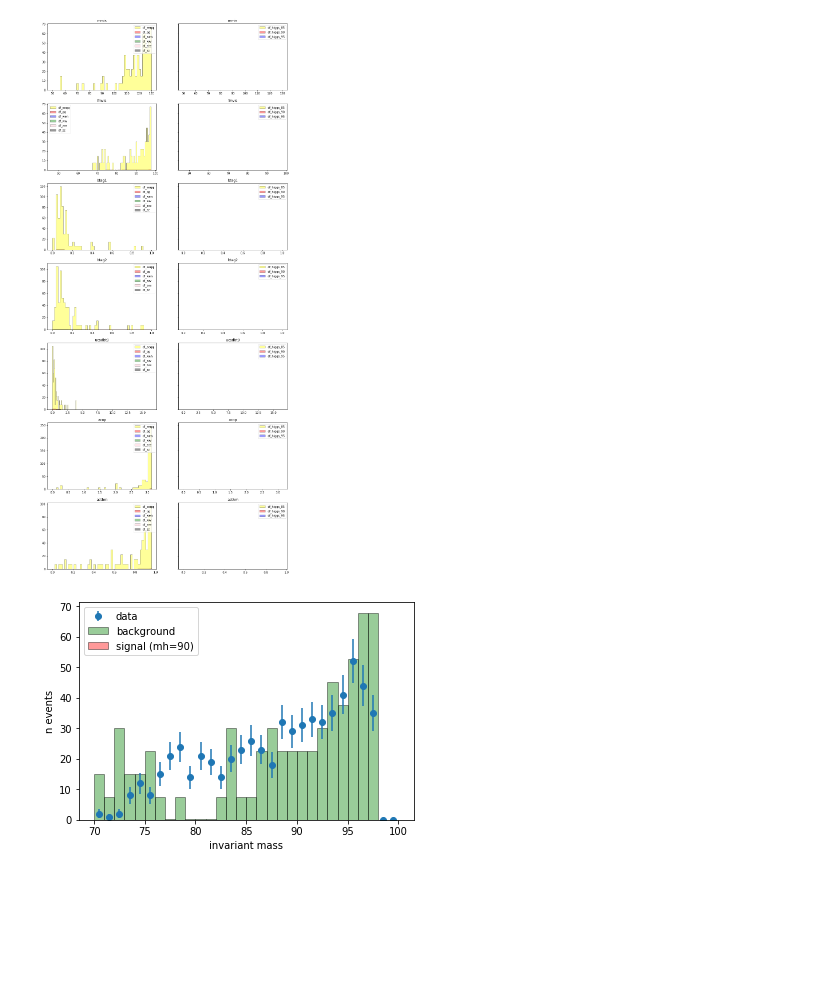
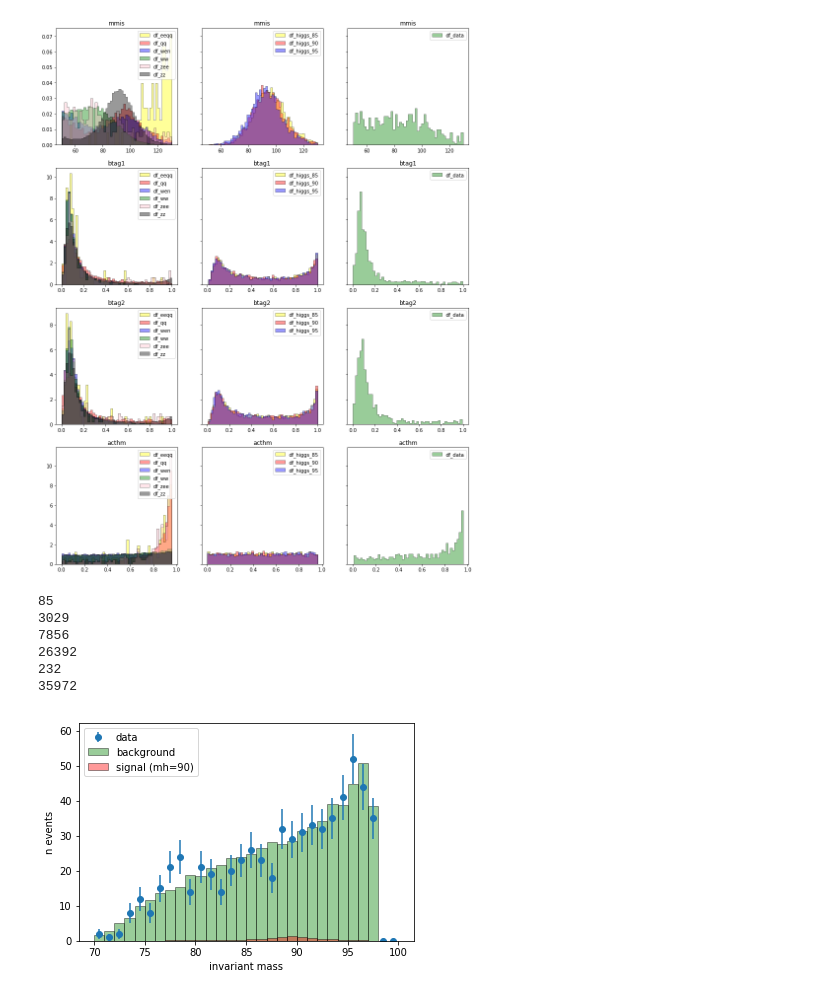
Before and after one commit to irenecortinovis/HiggsSearch-LEP, a Jupyter notebook: scan_events.ipynb, the cells around one changed output. Drawn from its saved outputs; the diff is of its cells as text; code cells hidden in the pictures; blank space fills up the shorter version.

```diff
--- a/scan_events.ipynb
+++ b/scan_events.ipynb
@@ -24,11 +24,15 @@ def angleacoll(th1,th2,ph1,ph2):
 
 #function that finds number of events in dataframe
 #it identifies an events by pair event number and run number
-def n_events(df):
+def n_events_real(df):
     sumev = 0
     for item in df.groupby(['ievt', 'irun']).size():
         sumev = sumev + item
     return sumev
+
+def n_events_mc(dfname, df_names, nevents_nom):
+    index = df_names.index(dfname)
+    return nevents_nom[index]
 
 #find corresponding cross section given the channel
 def dfxsec(dfname, df_names):
@@ -36,8 +40,8 @@ def dfxsec(dfname, df_names):
     return xsections[index]
 
 #find scale factor by which each channel needs to be multiplied to match data
-def scalefactor(lumi, n_events, xsec, ratio):
-    return (xsec*lumi)/(n_events*ratio)
+def scalefactor(lumi, n_events, xsec):
+    return (xsec*lumi)/(n_events)
 
 #log likelihood ratio
 def LogLR(expBkg, expSig, obs):
@@ -47,24 +51,22 @@ def LogLR(expBkg, expSig, obs):
 # %%
 #initial definitions
 
-#comment these if you don't want qq
 backgrounds = ['eeqq','qq','wen','ww','zee','zz']
 backgrounds_cs = [15600,102,2.90,16.5,3.35,0.975] #pb
-
-#without qq
-#backgrounds = ['eeqq','wen','ww','zee','zz']
-#backgrounds_cs = [15600,2.90,16.5,3.35,0.975] #pb
 
 
 signals = ['higgs_85','higgs_90','higgs_95']
 signal_cs = [0.0940,0.0667,0.0333] #pb
+
 data = ['data']
+
 
 
 
 #concatenate all the channels
 channels = backgrounds + signals + data
 xsections = backgrounds_cs + signal_cs
+nevents_nom = [5940000,200000,81786,294500,29500,196000,3972,3973,3971]
 
 #list which takes into account whether the channel is a background (bkg), signal (sgn), or data (data)
 bkgsigdata = []
@@ -194,7 +160,7 @@ plt.show()
 ##########################################################
 
 #check variables for each channel, try to make some sense out of them and try to see possible cuts
-varlist = ['mmis', 'fmvis', 'btag1', 'btag2', 'ucsdbt0', 'acop', 'acthm']
+varlist = ['mmis', 'btag1', 'btag2', 'acthm']
 varlength = len(varlist)
 
 colors = ['yellow', 'red', 'blue', 'green', 'pink', 'black']
@@ -202,43 +168,54 @@ bins = 50
 
 #plot each variable on each row
 #left background, right signal(s)
 
-f, axs = plt.subplots(varlength, 2, sharey='row', sharex='row', figsize=(15,varlength*5))
+f, axs = plt.subplots(varlength, 3, sharey='row', sharex='row', figsize=(15,varlength*5))
 
 for varname in varlist:
     index_var = varlist.index(varname)
     for dfname in df_names:
         index = df_names.index(dfname)
 
+
         #backgrounds
         if bkgsigdata[index] == 'bkg':
             #plot histograms (normalised area to 1)
-            #axs[index_var,0].hist((df_list[index])[varname], bins=bins, color=colors[index%len(colors)], ec="black", histtype="stepfilled", label=dfname, alpha=0.4, density=True)
+            axs[index_var,0].hist((df_list[index])[varname], bins=bins, color=colors[index%len(colors)], ec="black", histtype="stepfilled", label=dfname, alpha=0.4, density=True)
 
             #calculate scale factor (xs) and plot histograms
-            scalef = scalefactor(int_lumi, n_events(df_list[index]), dfxsec(dfname, df_names), ratio)
-            weights = scalef*np.ones_like(np.linspace(1,n_events(df_list[index]), n_events(df_list[index])))
-            axs[index_var,0].hist(((df_list[index])[varname]), bins=bins, weights=weights, color=colors[index%len(colors)], ec="black", histtype="stepfilled", label=dfname, alpha=0.4)
+            scalef = scalefactor(int_lumi, n_events_mc(dfname, df_names, nevents_nom), dfxsec(dfname, df_names))
+            weights = scalef*np.ones_like(np.linspace(1,n_events_mc(dfname, df_names, nevents_nom), n_events_mc(dfname, df_names, nevents_nom)))
+            #axs[index_var,0].hist(((df_list[index])[varname]), bins=bins, weights=weights, color=colors[index%len(colors)], ec="black", histtype="stepfilled", label=dfname, alpha=0.4)
 
         #signals
         if bkgsigdata[index] == 'sgn':
             #plot histograms (normalised area to 1)
-            #axs[index_var,1].hist((df_list[index])[varname], bins=bins, color=colors[index%len(colors)], ec="black", histtype="stepfilled", label=dfname, alpha=0.4, density=True)
+            axs[index_var,1].hist((df_list[index])[varname], bins=bins, color=colors[index%len(colors)], ec="black", histtype="stepfilled", label=dfname, alpha=0.4, density=True)
 
             #calculate scale factor (xs) and plot histograms
-            scalef = scalefactor(int_lumi, n_events(df_list[index]), dfxsec(dfname, df_names), ratio)
-            weights = scalef*np.ones_like(np.linspace(1,n_events(df_list[index]), n_events(df_list[index])))
-            axs[index_var,1].hist(((df_list[index])[varname]), bins=bins, weights=weights, color=colors[index%len(colors)], ec="black", histtype="stepfilled", label=dfname, alpha=0.4)
+            scalef = scalefactor(int_lumi, n_events_mc(dfname, df_names, nevents_nom), dfxsec(dfname, df_names))
+            weights = scalef*np.ones_like(np.linspace(1,n_events_mc(dfname, df_names, nevents_nom), n_events_mc(dfname, df_names, nevents_nom)))
+            #axs[index_var,1].hist(((df_list[index])[varname]), bins=bins, weights=weights, color=colors[index%len(colors)], ec="black", histtype="stepfilled", label=dfname, alpha=0.4)
+
+        #data
+        if bkgsigdata[index] == 'data':
+            #plot histograms (normalised area to 1)
+            axs[index_var,2].hist((df_list[index])[varname], bins=bins, color=colors[index%len(colors)], ec="black", histtype="stepfilled", label=dfname, alpha=0.4, density=True)
+
+            #calculate scale factor (xs) and plot histograms
+            #axs[index_var,2].hist(((df_list[index])[varname]), bins=bins, weights=weights, color=colors[index%len(colors)], ec="black", histtype="stepfilled", label=dfname, alpha=0.4)
 
     #plot title and legend for background (left) and signal (right)
     axs[index_var,0].set_title(varname)
     axs[index_var,0].legend(loc='best')
     axs[index_var,1].set_title(varname)
     axs[index_var,1].legend(loc='best')
+    axs[index_var,2].set_title(varname)
+    axs[index_var,2].legend(loc='best')
 
 plt.show()
 # %% [output]
-[figure, old version]
+[figure, new version]
 # %%
 def midpoints_bins(bins):
     binwidth_bins = bins[1]-bins[0]
@@ -267,10 +244,11 @@ for dfname in df_names:
 
     #sum over backgrounds
     if bkgsigdata[index] == 'bkg':
-        if(n_events(df_list[index]) != 0):
+        if(n_events_mc(dfname, df_names, nevents_nom) != 0):
             #calculate scale factor (xs)
-            scalef = scalefactor(int_lumi, n_events(df_list[index]), dfxsec(dfname, df_names), ratio)
-            weights = scalef*np.ones_like(np.linspace(1,n_events(df_list[index]), n_events(df_list[index])))
+            scalef = scalefactor(int_lumi, n_events_mc(dfname, df_names, nevents_nom), dfxsec(dfname, df_names))
+            weights = scalef*np.ones_like((df_list[index])['fmvis'])
+            print(len(weights))
             bkg,bins_bkg,patches_bkg = plt.hist(((df_list[index])['fmvis']), bins=bins, weights=weights, color='green', ec="black", histtype="stepfilled", label=dfname, alpha=0.4)
             backgr_mh = np.add(backgr_mh,bkg)
 
@@ -289,8 +267,8 @@ for dfname in df_names:
     index = df_names.index(dfname)
     #signal with mh=90 GeV
     if dfname == "df_higgs_90":
-        scalef = scalefactor(int_lumi, n_events(df_list[index]), dfxsec(dfname, df_names), ratio)
-        weights = scalef*np.ones_like(np.linspace(1,n_events(df_list[index]), n_events(df_list[index])))
+        scalef = scalefactor(int_lumi, n_events_mc(dfname, df_names, nevents_nom), dfxsec(dfname, df_names))
+        weights = scalef*np.ones_like((df_list[index])['fmvis'])
         sgn_90,bins_sgn_90,patches_sgn_90 = plt.hist(((df_list[index])['fmvis']), bins=bins, weights=weights, color='green', ec="black", histtype="stepfilled", label=dfname, alpha=0.4)
 
 plt.clf()
@@ -307,4 +285,10 @@ plt.xlabel("invariant mass")
 plt.ylabel("n events")
 plt.show()
 # %% [output]
+85
+3029
+7856
+26392
+232
+35972
-[figure, old version]
+[figure, new version]
```
Also changed, not shown: parts of 2 cells of this notebook, 5 other files.
